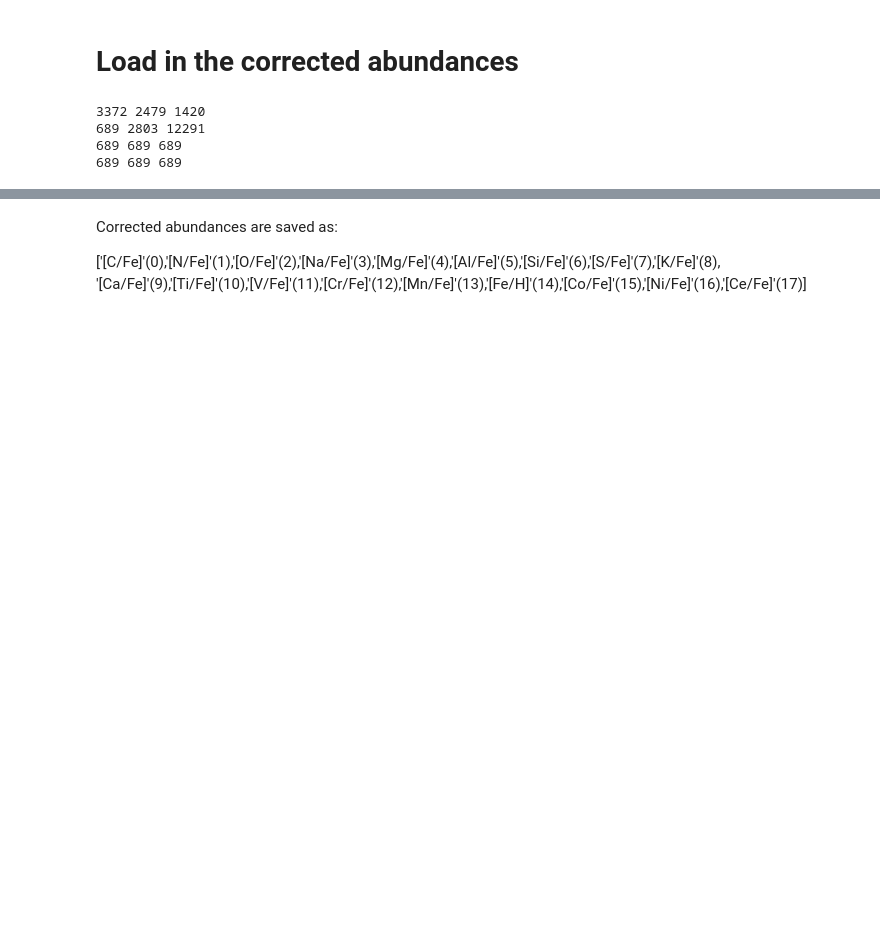
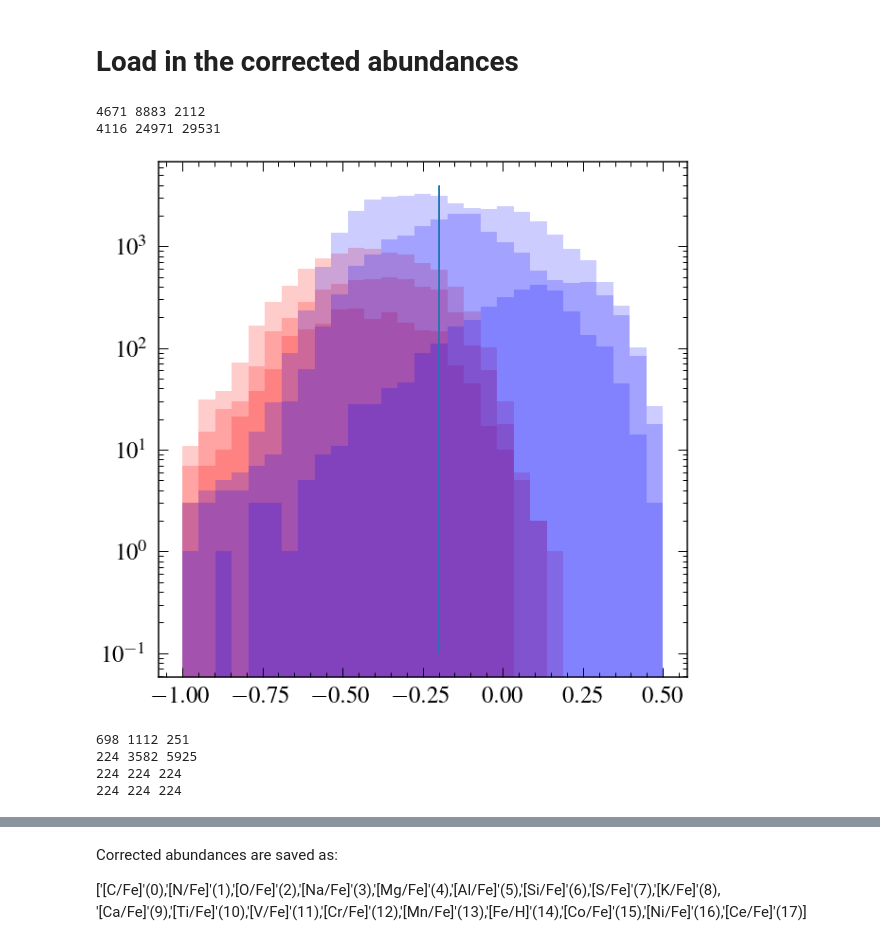
Before and after one commit to lyx12311/InnerOuterHighLow, a Jupyter notebook: chi2_comp.ipynb, the cells around one changed output, grey strips where cells are left out. Cells and saved outputs as stored; diff of their text form; code cells hidden in the pictures; blank space fills up the shorter version.

```diff
--- a/chi2_comp.ipynb
+++ b/chi2_comp.ipynb
@@ -134,14 +141,47 @@ plt.plot(data['[Fe/H]'][mla], data['[Mg/Fe]'][mla], 'b.', markersize=1)
 # %% [markdown]
 # Load in the corrected abundances
+# %%
+mfeh = -0.2
+
+mha_inner = mha&(data['R']<6)
+mha_sn = mha&(data['R']<8.5)&(data['R']>7.5)
+mha_outer = mha&(data['R']>10)
+print(sum(mha_inner),sum(mha_sn),sum(mha_outer))
+
+mla_inner = mla&(data['R']<6)
+mla_sn = mla&(data['R']<8.5)&(data['R']>7.5)
+mla_outer = mla&(data['R']>10)
+print(sum(mla_inner),sum(mla_sn),sum(mla_outer))
+
+plt.figure()
+plt.hist(data['[Fe/H]'][mha_inner], bins=np.linspace(-1,0.5,30), alpha=0.2,
+        color='red')
+plt.hist(data['[Fe/H]'][mha_sn], bins=np.linspace(-1,0.5,30), alpha=0.2,
+        color='red')
+plt.hist(data['[Fe/H]'][mha_outer], bins=np.linspace(-1,0.5,30), alpha=0.2,
+        color='red')
+
+plt.hist(data['[Fe/H]'][mla_inner], bins=np.linspace(-1,0.5,30), alpha=0.2,
+        color='blue')
+plt.hist(data['[Fe/H]'][mla_sn], bins=np.linspace(-1,0.5,30), alpha=0.2,
+        color='blue')
+plt.hist(data['[Fe/H]'][mla_outer], bins=np.linspace(-1,0.5,30), alpha=0.2,
+        color='blue')
+plt.vlines(-0.2, ymin=0.1, ymax=4000)
+plt.yscale('log')
+# %% [output]
+4671 8883 2112
+4116 24971 29531
+[figure, added]
 # %%
-mha_inner = mha&(data['R']<5)
-mha_sn = mha&(data['R']<8.5)&(data['R']>7.5)
-mha_outer = mha&(data['R']>10)
+mha_inner = mha&(data['R']<6)&(abs(data['[Fe/H]']-mfeh)<0.05)
+mha_sn = mha&(data['R']<8.5)&(data['R']>7.5)&(abs(data['[Fe/H]']-mfeh)<0.05)
+mha_outer = mha&(data['R']>10)&(abs(data['[Fe/H]']-mfeh)<0.05)
 print(sum(mha_inner),sum(mha_sn),sum(mha_outer))
 
-mla_inner = mla&(data['R']<5)
-mla_sn = mla&(data['R']<8.5)&(data['R']>7.5)
-mla_outer = mla&(data['R']>10)
+mla_inner = mla&(data['R']<6)&(abs(data['[Fe/H]']-mfeh)<0.05)
+mla_sn = mla&(data['R']<8.5)&(data['R']>7.5)&(abs(data['[Fe/H]']-mfeh)<0.05)
+mla_outer = mla&(data['R']>10)&(abs(data['[Fe/H]']-mfeh)<0.05)
 print(sum(mla_inner),sum(mla_sn),sum(mla_outer))
 
 Nostar = min([sum(mha_inner),sum(mha_sn),sum(mha_outer),
@@ -170,7 +210,7 @@ random.shuffle(list(ind))
 mla_outer = ind[:Nostar]
 print(len(mla_inner),len(mla_sn),len(mla_outer))
 # %% [output]
-3372 2479 1420
-689 2803 12291
-689 689 689
-689 689 689
+698 1112 251
+224 3582 5925
+224 224 224
+224 224 224
```
Also changed, not shown: parts of 23 cells of this notebook, 1 other file.
